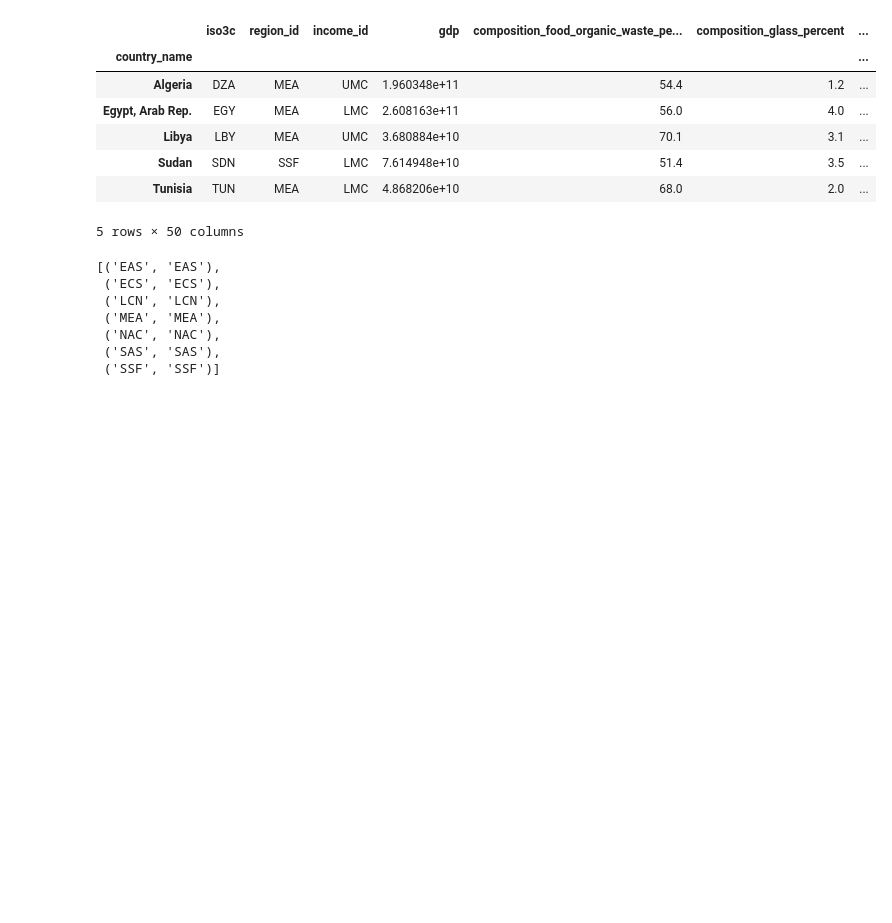
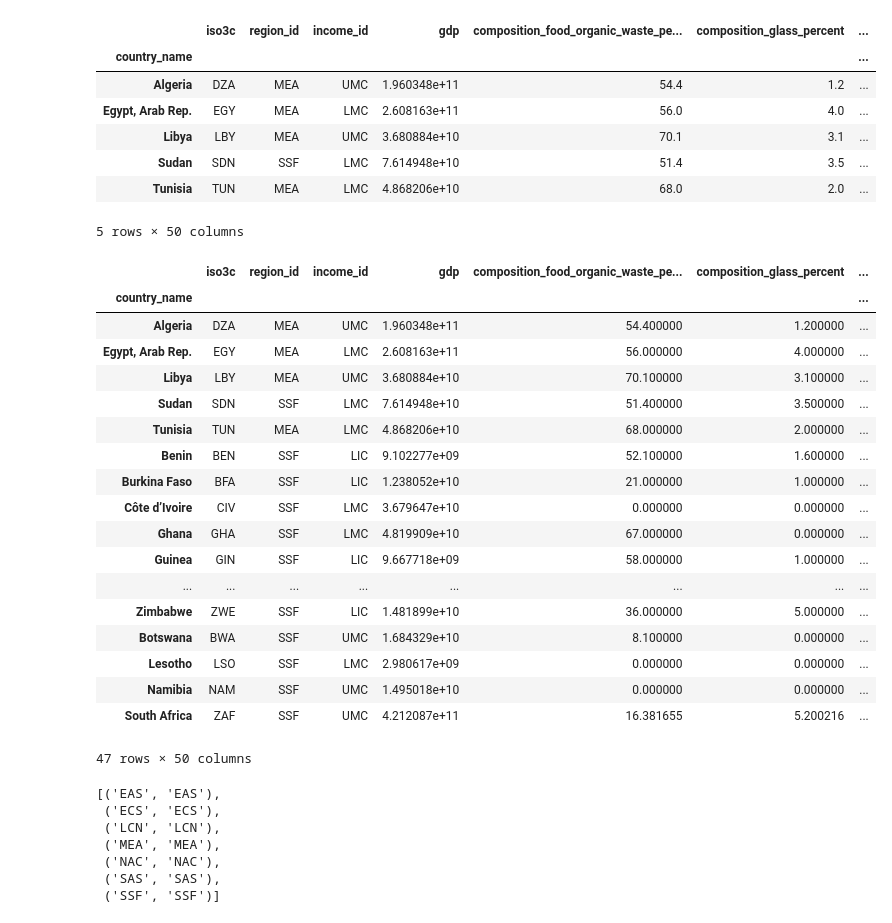
Before and after one commit to ShilpaMuralidhar/WasteManagement, a Jupyter notebook: Data_Science/Untitled.ipynb, the cells around one changed output. Cells and saved outputs as stored; diff of their text form; code cells hidden in the pictures; blank space fills up the shorter version.

Commit message:
North Africa Viz

```diff
--- a/Data_Science/Untitled.ipynb
+++ b/Data_Science/Untitled.ipynb
@@ -43,6 +43,27 @@ Southern_Africa = country_data_df.loc[country_data_df['country_name'] .\
 # %%
 Africa = [North_Africa, West_Africa, Central_Africa, East_Africa, Southern_Africa]
 df_Africa = pd.concat(Africa)
+df_Africa
+# %% [output]
+|  | iso3c | region_id | income_id | gdp | composition_food_organic_waste_pe... | composition_glass_percent | ... |
+| country_name |  |  |  |  |  |  | ... |
+| Algeria | DZA | MEA | UMC | 1.960348e+11 | 54.400000 | 1.200000 | ... |
+| Egypt, Arab Rep. | EGY | MEA | LMC | 2.608163e+11 | 56.000000 | 4.000000 | ... |
+| Libya | LBY | MEA | UMC | 3.680884e+10 | 70.100000 | 3.100000 | ... |
+| Sudan | SDN | SSF | LMC | 7.614948e+10 | 51.400000 | 3.500000 | ... |
+| Tunisia | TUN | MEA | LMC | 4.868206e+10 | 68.000000 | 2.000000 | ... |
+| Benin | BEN | SSF | LIC | 9.102277e+09 | 52.100000 | 1.600000 | ... |
+| Burkina Faso | BFA | SSF | LIC | 1.238052e+10 | 21.000000 | 1.000000 | ... |
+| Côte d’Ivoire | CIV | SSF | LMC | 3.679647e+10 | 0.000000 | 0.000000 | ... |
+| Ghana | GHA | SSF | LMC | 4.819909e+10 | 67.000000 | 0.000000 | ... |
+| Guinea | GIN | SSF | LIC | 9.667718e+09 | 58.000000 | 1.000000 | ... |
+| ... | ... | ... | ... | ... | ... | ... | ... |
+| Zimbabwe | ZWE | SSF | LIC | 1.481899e+10 | 36.000000 | 5.000000 | ... |
+| Botswana | BWA | SSF | UMC | 1.684329e+10 | 8.100000 | 0.000000 | ... |
+| Lesotho | LSO | SSF | LMC | 2.980617e+09 | 0.000000 | 0.000000 | ... |
+| Namibia | NAM | SSF | UMC | 1.495018e+10 | 0.000000 | 0.000000 | ... |
+| South Africa | ZAF | SSF | UMC | 4.212087e+11 | 16.381655 | 5.200216 | ... |
+47 rows × 50 columns
 # %%
 a = pd.DataFrame(North_Africa, columns =[
        'composition_food_organic_waste_percent', 'composition_glass_percent',
```
